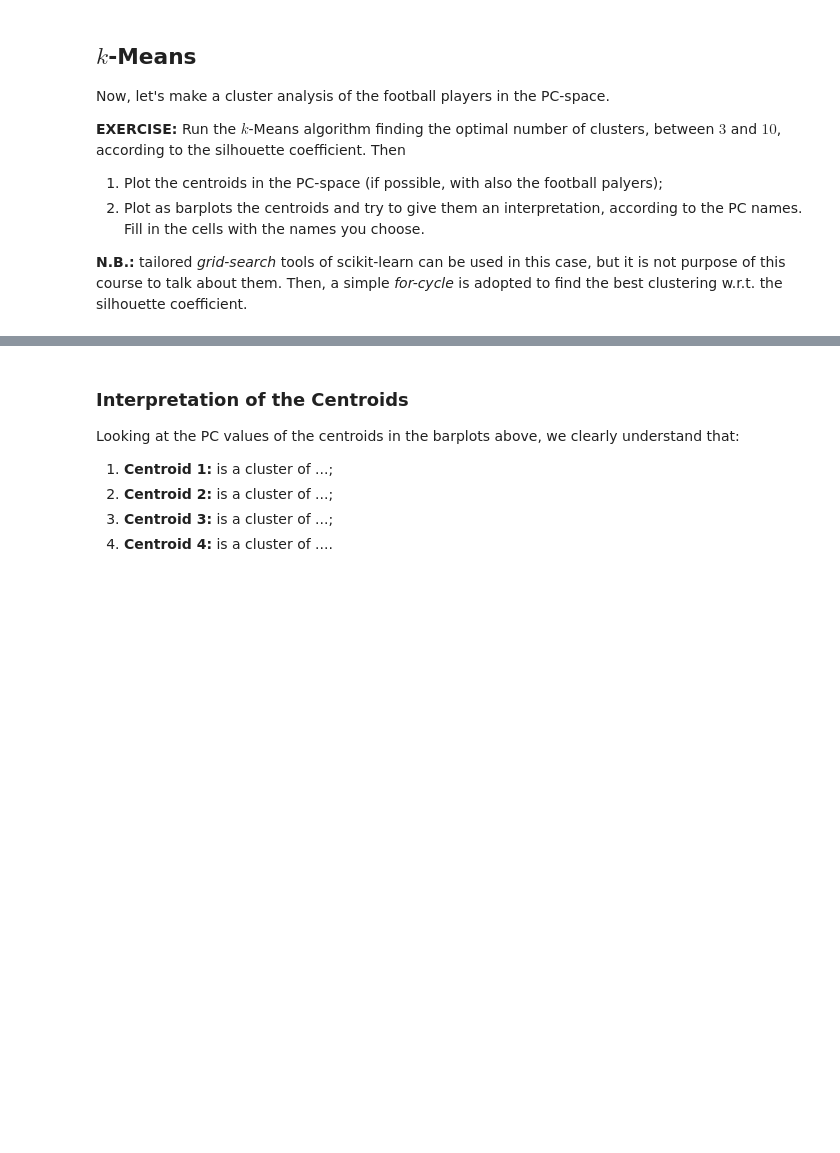
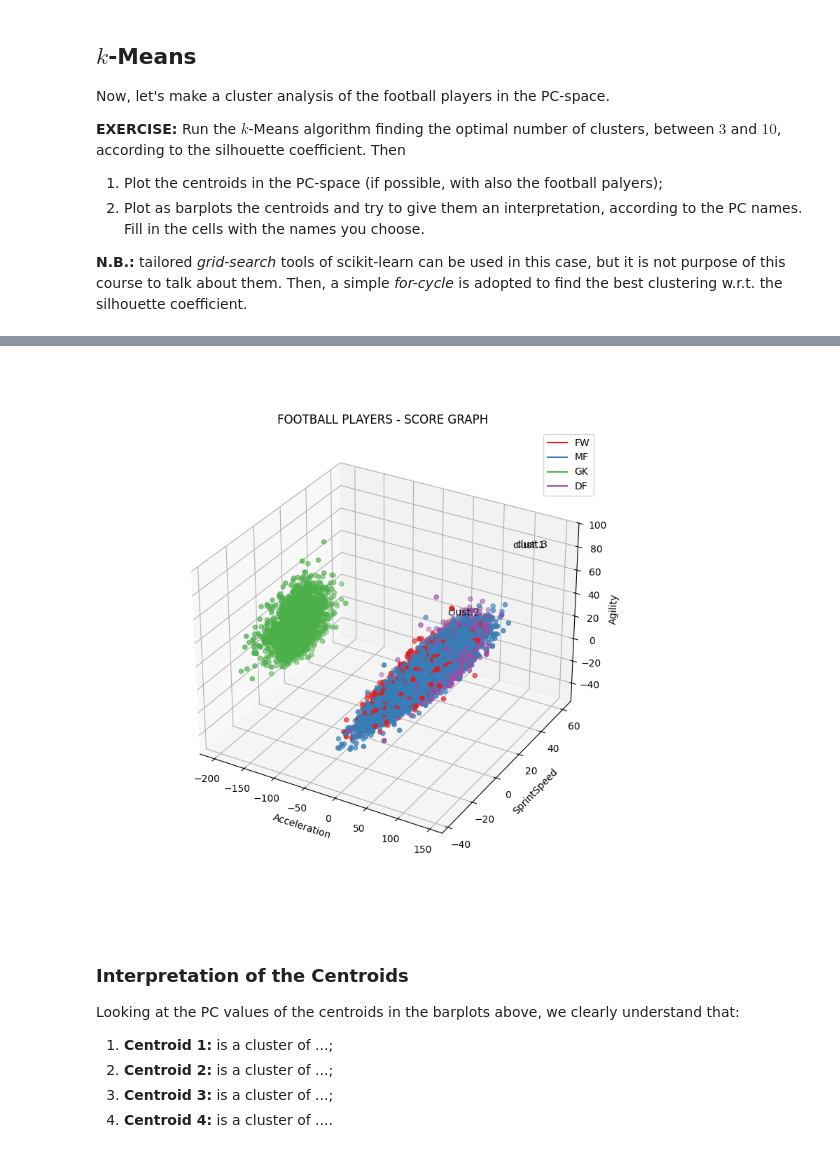
Before and after one commit to Nuzz23/02TWYSM-Computational-linear-algebra-for-large-scale-problems, a Jupyter notebook: Labs/L05/PyLab05_PCAfifa19.ipynb, the cells around one changed output, grey strips where cells are left out. Drawn from its saved outputs; the diff is of its cells as text; code cells hidden in the pictures; blank space fills up the shorter version.

```diff
--- a/Labs/L05/PyLab05_PCAfifa19.ipynb
+++ b/Labs/L05/PyLab05_PCAfifa19.ipynb
@@ -453,7 +489,7 @@ Now, let's make a cluster analysis of the football players in the PC-space.
 **N.B.:** tailored *grid-search* tools of scikit-learn can be used in this case, but it is not purpose of this course to talk about them. Then, a simple *for-cycle* is adopted to find the best clustering w.r.t. the silhouette coefficient.
 # %%
 # SET THE RANDOM STATE (THE LABORATORY DAY)
-random_state = 20211220
+random_state = 20241125
 
 # INITIALIZE SOME LISTS TO STORE THE TEMPORARY RESULTS AND, THEN, MAKE COMPARISONS
 km_list = []
@@ -464,15 +500,16 @@ k_list = list(range(3, 11))
 for i in range(len(k_list)):
     print(f'****************** START k-MEANS WITH k={k_list[i]} ******************')
     print('Computing...')
-    km_list.append(KMeans(...))  # <-- TODO!!
+    km_list.append(KMeans(n_clusters=k_list[i], random_state=random_state))
     km = km_list[i]
-    ... fit the k-means object...  # <-- TODO!!
-    silcoeff_list.append(silhouette_score(...))  # <-- TODO!!
+    km = km.fit(Yfifa)
+
+    silcoeff_list.append(silhouette_score(Yfifa, labels=myfifa_df['GeneralPosition']))
     print(f'****************** END k-MEANS WITH k={k_list[i]} ******************')
     print('')
 
 # FIND THE BEST VALUE OF k AND THE BEST KMeans OBJECT
-i_best = np.argmax(...)  # <-- TODO!!
+i_best = np.argmax(silcoeff_list)
 k = k_list[i_best]
 km = km_list[i_best]
 
@@ -480,5 +517,5 @@ km = km_list[i_best]
 print('')
 print('')
 print('****************** RESULTS OF THE SEARCH... ******************')
-print(f'BEST SILHOUETTE SCORE: {np.max(...)} --> k = {k}')  # <-- TODO!!
+print(f'BEST SILHOUETTE SCORE: {np.max(silcoeff_list)} --> k = {k}')
 print('**************************************************************')
@@ -485,11 +551,21 @@ print('**************************************************************')
 # %%
 # MAKE THE 3D SCORE GRAPH WITH THE CENTROIDS
-# ... <-- TODO!!
+sg_3d = plt.figure(figsize=(8, 8))
+ax_sg_3d_km = sg_3d.add_subplot(111, projection='3d')
+
 # CODE FOR WRITING CLUSTERS' INDICES IN THE PLOT
-# for kk in range(k):
-#     ax_sg_3d_km.text(km.cluster_centers_[kk, 0], km.cluster_centers_[kk, 1], km.cluster_centers_[kk, 2], f'clust.{kk + 1}')
-# ... <-- TODO!!
+for kk in range(k):
+    ax_sg_3d_km.text(km.cluster_centers_[kk, 0], km.cluster_centers_[kk, 1], km.cluster_centers_[kk, 2], f'clust.{kk + 1}')
+ax_sg_3d_km.scatter(Yfifa[:, 0], Yfifa[:, 1], Yfifa[:, 2], c=myfifa_df['color'])
+plt.title('FOOTBALL PLAYERS - SCORE GRAPH')
+ax_sg_3d_km.set_xlabel(pc_names[0])
+ax_sg_3d_km.set_ylabel(pc_names[1])
+ax_sg_3d_km.set_zlabel(pc_names[2])
+plt.legend(genpos_colors_legend, [k for k in genpos_colors.keys()])
+plt.grid()
 plt.show()
+# %% [output]
+[figure, added]
 # %%
 # COMPUTE THE MAX/MIN VALUES IN THE PC-SPACE
 maxs_y = ...  # <-- TODO!!
```
Also changed, not shown: parts of 10 cells of this notebook.
